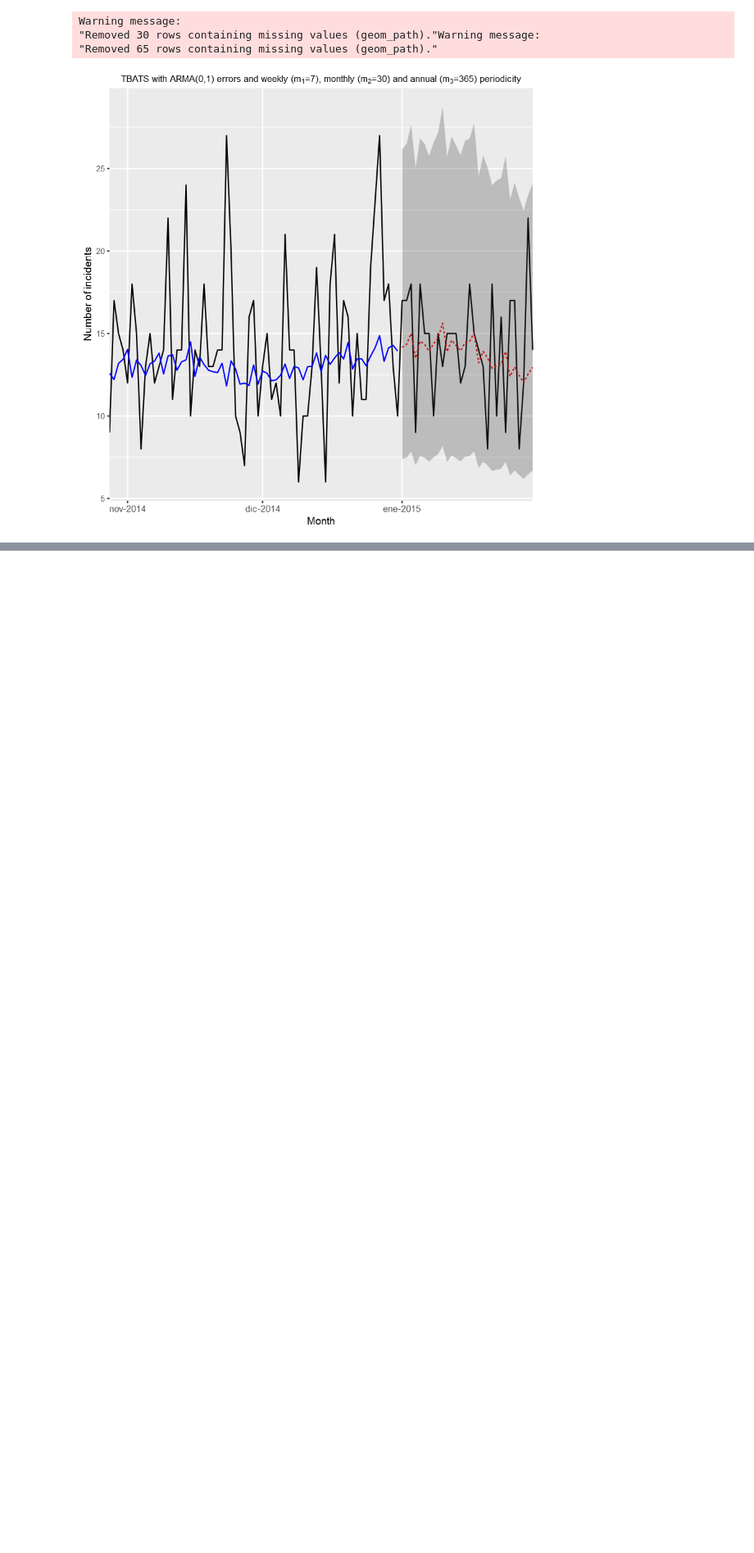
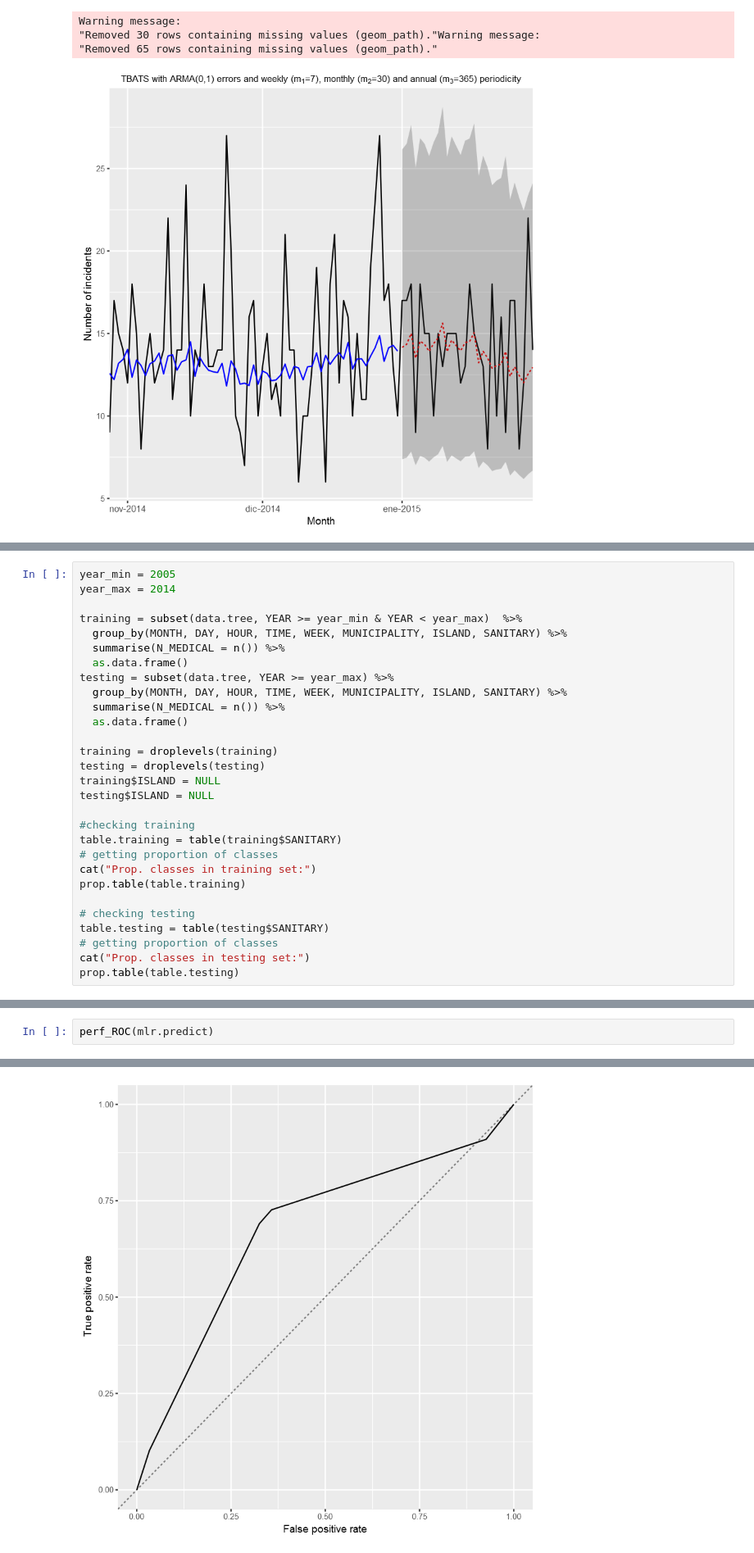
Before and after one commit to taroull/Notebook-112_Prediction_Classification, a Jupyter notebook: Statistical modelling of incidents data.ipynb, the cells around one changed output, grey strips where cells are left out. Shown at 82% size. Cells and saved outputs as stored; diff of their text form; blank space fills up the shorter version.

```diff
--- a/Statistical modelling of incidents data.ipynb
+++ b/Statistical modelling of incidents data.ipynb
@@ -90,0 +124,29 @@ Warning message:
+# %%
+year_min = 2005
+year_max = 2014
+
+training = subset(data.tree, YEAR >= year_min & YEAR < year_max)  %>%
+  group_by(MONTH, DAY, HOUR, TIME, WEEK, MUNICIPALITY, ISLAND, SANITARY) %>%
+  summarise(N_MEDICAL = n()) %>%
+  as.data.frame()
+testing = subset(data.tree, YEAR >= year_max) %>%
+  group_by(MONTH, DAY, HOUR, TIME, WEEK, MUNICIPALITY, ISLAND, SANITARY) %>%
+  summarise(N_MEDICAL = n()) %>%
+  as.data.frame()
+
+training = droplevels(training)
+testing = droplevels(testing)
+training$ISLAND = NULL
+testing$ISLAND = NULL
+
+#checking training
+table.training = table(training$SANITARY)
+# getting proportion of classes
+cat("Prop. classes in training set:")
+prop.table(table.training)
+
+# checking testing
+table.testing = table(testing$SANITARY)
+# getting proportion of classes
+cat("Prop. classes in testing set:")
+prop.table(table.testing)
@@ -90,0 +244,3 @@ Warning message:
+# %%
+perf_ROC(mlr.predict)
+# %% [output]
@@ -90,0 +264 @@ Warning message:
+[figure, added]
```
Also changed, not shown: parts of 29 cells of this notebook, 5 other files.
